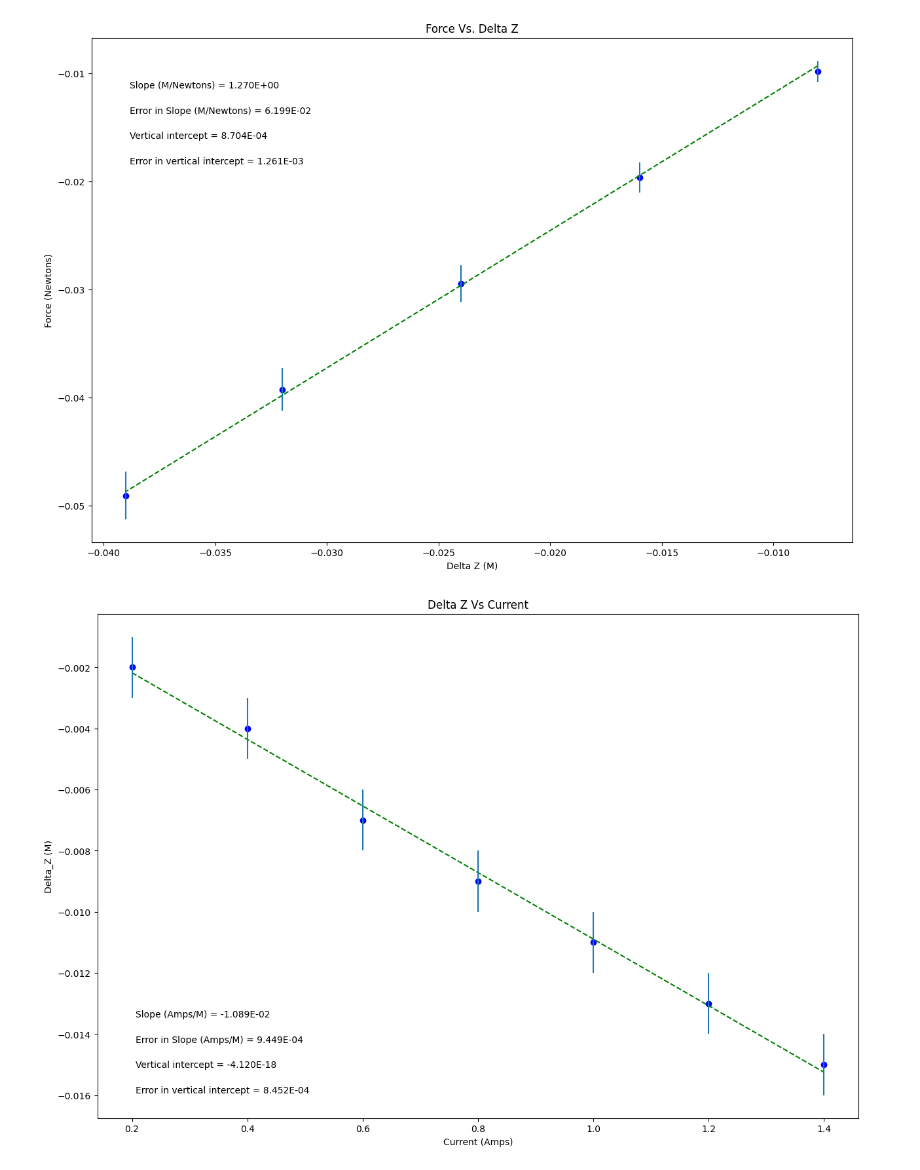
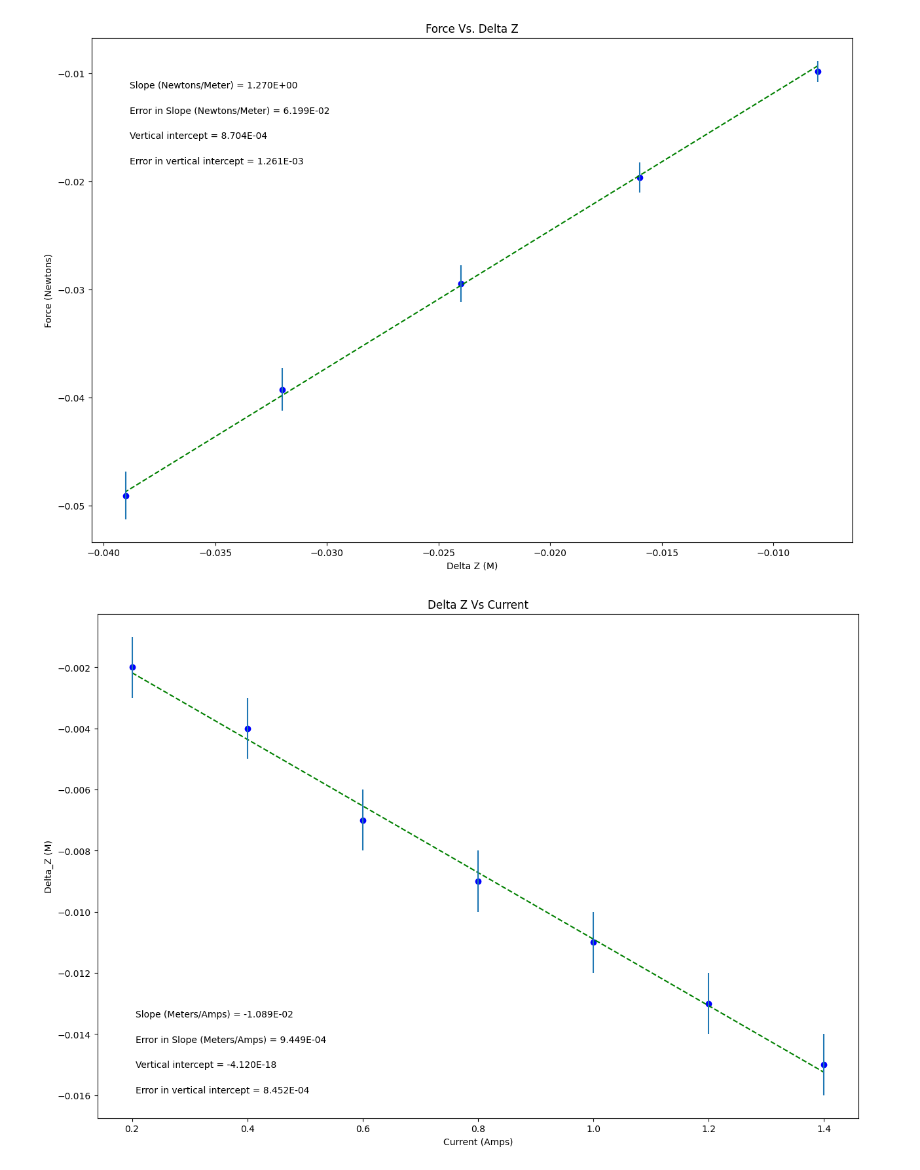
Before and after one commit to ELoran2435/PhysicsSpring2025, a Jupyter notebook: Magnetic Dipole Moment.ipynb, the cells around one changed output. Drawn from its saved outputs; the diff is of its cells as text; code cells hidden in the pictures.

```diff
--- a/Magnetic Dipole Moment.ipynb
+++ b/Magnetic Dipole Moment.ipynb
@@ -40,7 +40,7 @@ dy = err_yvariable_Force        #this should be your error in y array
 plot_title= 'Force Vs. Delta Z'
 x_label= 'Delta Z (M)'
 y_label= 'Force (Newtons)'
-slope_units= 'M/Newtons'
+slope_units= 'Newtons/Meter'
 
 #UPDATE ANNOTATION PLACEMENT SO IT'S OUT OF WAY OF PLOTTED DATA AND BEST FIT LINE
 #integer from 1 to 4, top R corner is 1 (counter-clockwise from there)
@@ -132,34 +132,34 @@ elif annotation_placement==3 or annotation_placement==4:
 #Don't need to change anything in this section!
 
 #Plot data on graph. Plot error bars and place values for slope,
 #error in slope, and vertical intercept (plus error) on the plot using "annotate"
 
 plt.figure(figsize=(15,10))
 
 plt.plot(x, fit, color='green', linestyle='--')
 plt.scatter(x, y, color='blue', marker='o')
 
 plt.xlabel(x_label)
 plt.ylabel(y_label)
 plt.title(plot_title)
 
 plt.errorbar(x, y, yerr=dy, xerr=None, fmt="none") #don't need to plot x error bars
 
 plt.annotate('Slope ({}) = {value:.{digits}E}'.format(slope_units,value=m, digits=3),
              (xpos, ypos[0]), xycoords='axes fraction')
 
 plt.annotate('Error in Slope ({}) = {value:.{digits}E}'.format(slope_units,value=dm, digits=3),
              (xpos, ypos[1]), xycoords='axes fraction')
 
 plt.annotate('Vertical intercept = {value:.{digits}E}'.format(value=b, digits=3),
              (xpos, ypos[2]), xycoords='axes fraction')
 
 plt.annotate('Error in vertical intercept = {value:.{digits}E}'.format(value=db, digits=3),
              (xpos, ypos[3]), xycoords='axes fraction')
 
 plt.show()
 # %% [output]
-[figure, old version]
+[figure, new version]
 # %%
 #PHSX 216 & 218 plotting code
 #Ellen Loran
@@ -200,7 +200,7 @@ dy = err_yvariable_DeltaZ        #this should be your error in y array
 plot_title= 'Delta Z Vs Current'
 x_label= 'Current (Amps)'
 y_label= 'Delta_Z (M)'
-slope_units= 'Amps/M'
+slope_units= 'Meters/Amps'
 
 #UPDATE ANNOTATION PLACEMENT SO IT'S OUT OF WAY OF PLOTTED DATA AND BEST FIT LINE
 #integer from 1 to 4, top R corner is 1 (counter-clockwise from there)
@@ -279,4 +279,4 @@ plt.annotate('Error in vertical intercept = {value:.{digits}E}'.format(value=db,
 
 plt.show()
 # %% [output]
-[figure, old version]
+[figure, new version]
```
